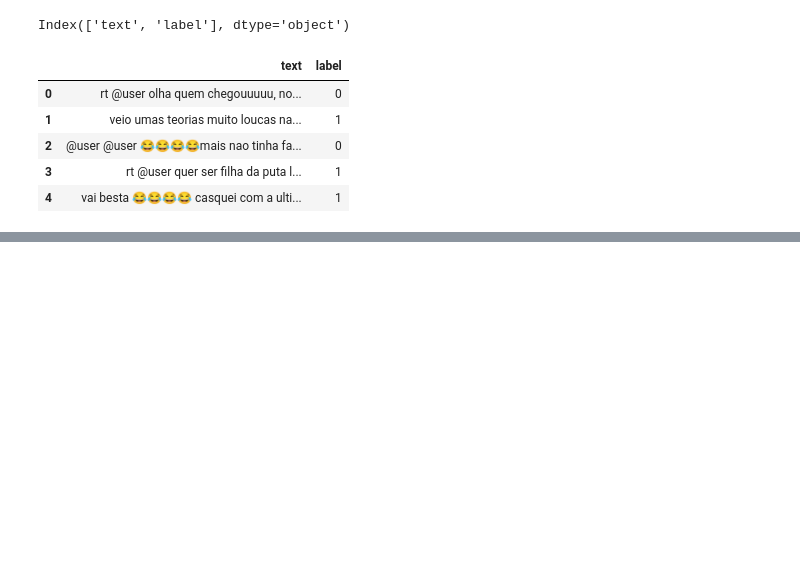
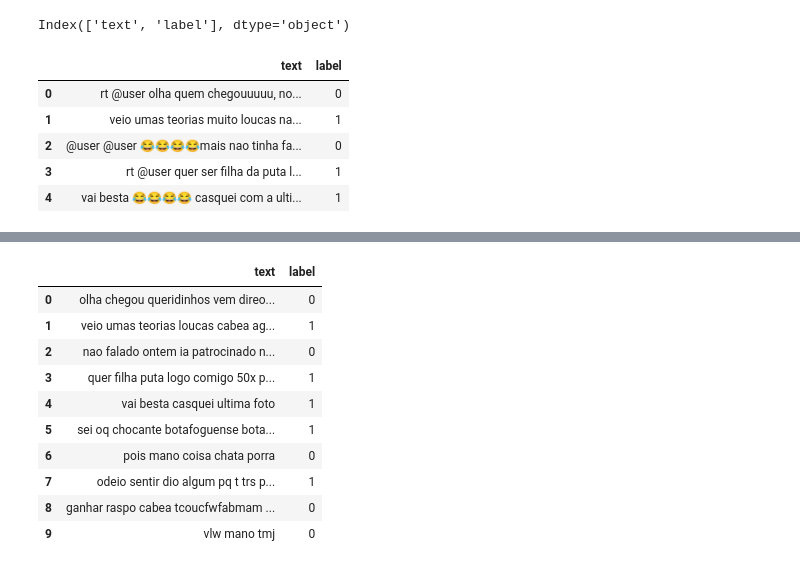
Before and after one commit to HugoLeda/ML-Olympiad-Toxic-Language-PTBR-Detection, a Jupyter notebook: Pre_processamento.ipynb, the cells around one changed output, grey strips where cells are left out. Drawn from its saved outputs; the diff is of its cells as text; code cells hidden in the pictures; blank space fills up the shorter version.

```diff
--- a/Pre_processamento.ipynb
+++ b/Pre_processamento.ipynb
@@ -57,5 +66,19 @@ def cleanText(text):
 
   return text.strip()
+# %%
+#remove stop words
+stopWords = set(stopwords.words('portuguese'))
+def removeStopWords(text):
+  text = text.lower()
+  text = re.sub(r'[^\w\s]', '', text)
+
+  words = text.split()
+
+  filteredWords = [word for word in words if word not in stopWords]
+
+  cleanedText = ' '.join(filteredWords)
+
+  return cleanedText
 # %%
 df['text'] = df['text'].apply(cleanText)
 
@@ -69,0 +98,16 @@ df[['text']].head()
+# %%
+df['text'] = df['text'].apply(removeStopWords)
+
+df.head(10)
+# %% [output]
+|  | text | label |
+| 0 | olha chegou queridinhos vem direo... | 0 |
+| 1 | veio umas teorias loucas cabea ag... | 1 |
+| 2 | nao falado ontem ia patrocinado n... | 0 |
+| 3 | quer filha puta logo comigo 50x p... | 1 |
+| 4 | vai besta casquei ultima foto | 1 |
+| 5 | sei oq chocante botafoguense bota... | 1 |
+| 6 | pois mano coisa chata porra | 0 |
+| 7 | odeio sentir dio algum pq t trs p... | 1 |
+| 8 | ganhar raspo cabea tcoucfwfabmam ... | 0 |
+| 9 | vlw mano tmj | 0 |
```
Also changed, not shown: parts of 10 cells of this notebook.
